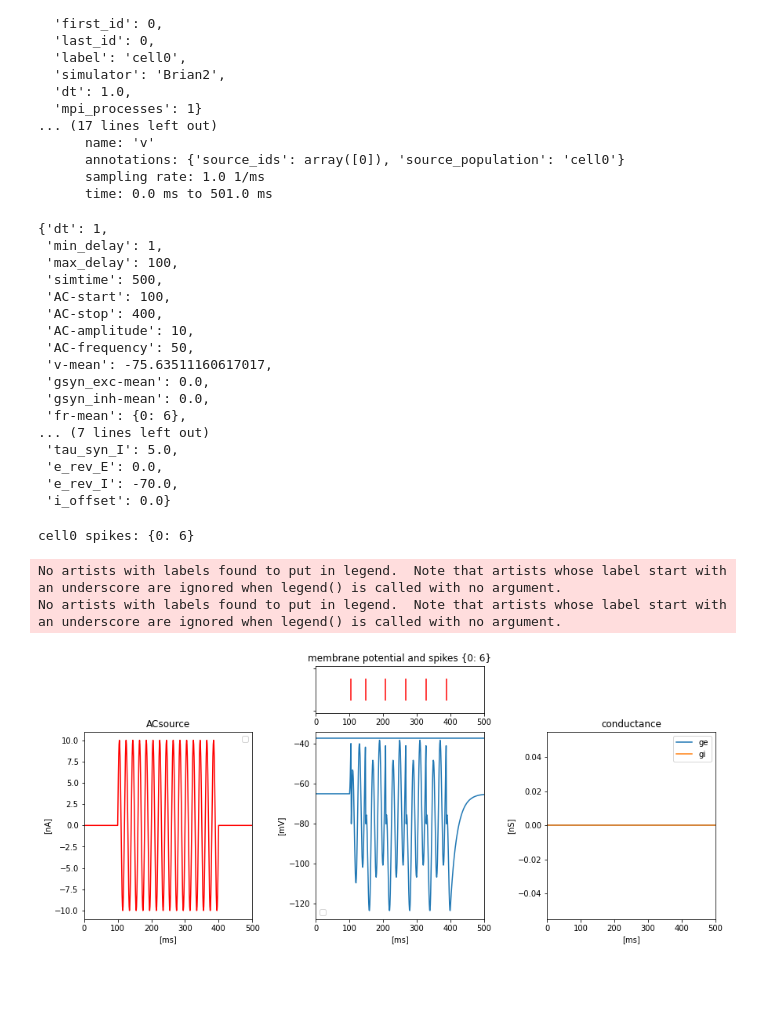
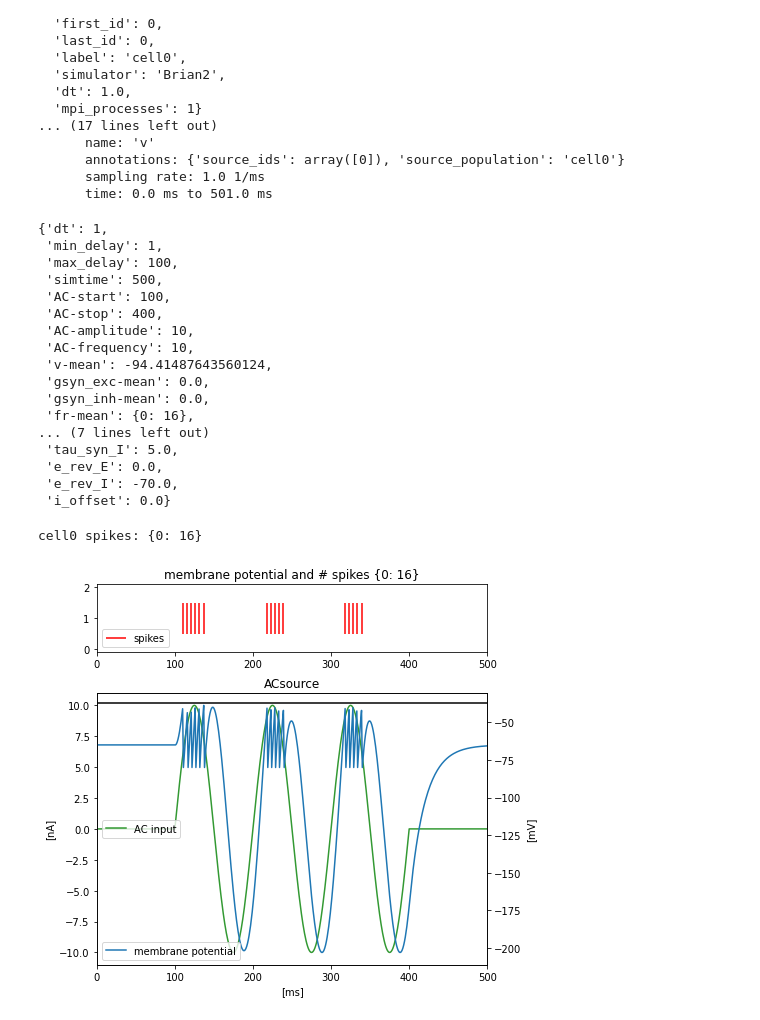
Before and after one commit to albertoarturovergani/CNT-2024, a Jupyter notebook: notebooks/eg_single-cell.ipynb, the cells around one changed output. Saved outputs shown, nothing was run; the diff lists cells and outputs as text; code cells hidden in the pictures; blank space fills up the shorter version.

```diff
--- a/notebooks/eg_single-cell.ipynb
+++ b/notebooks/eg_single-cell.ipynb
@@ -81,7 +82,7 @@ cell0.record(['v', 'gsyn_exc', 'gsyn_inh', 'spikes'])
 PARS['AC-start']=100 # ms
 PARS['AC-stop']=400 # ms
 PARS['AC-amplitude']=10 # nA
-PARS['AC-frequency']=50 # Hz
+PARS['AC-frequency']=10 # Hz
 
 
 pulse = sim.ACSource(start=PARS['AC-start'],
@@ -151,11 +152,11 @@ JSON
  'AC-start': 100,
  'AC-stop': 400,
  'AC-amplitude': 10,
- 'AC-frequency': 50,
- 'v-mean': -75.63511160617017,
+ 'AC-frequency': 10,
+ 'v-mean': -94.41487643560124,
  'gsyn_exc-mean': 0.0,
  'gsyn_inh-mean': 0.0,
- 'fr-mean': {0: 6},
+ 'fr-mean': {0: 16},
 ... (7 lines left out)
  'tau_syn_I': 5.0,
  'e_rev_E': 0.0,
@@ -164,36 +165,35 @@ JSON
 # %%
 print(f'cell0 spikes: {cell0.get_spike_counts()}')
 
-fig, ax = plt.subplots(1,3, figsize=(13,5))
-fig.tight_layout(pad=5)
-ax=ax.flatten()
-ax[0].plot(i, 'r', alpha=1)
-ax[1].plot(v0)
-ax[2].plot(ge0, label='ge')
-ax[2].plot(gi0, label='gi')
+fig, ax = plt.subplots(1,1, figsize=(7,5))
+#fig.tight_layout(pad=5)
 
-ax[1].axhline(y=cell0[0].v_thresh)
-#ax2=ax[1].twinx()
-ax2=ax[1].inset_axes([0,1.1,1,0.25])
+ax.plot(i, 'green', alpha=0.8, label='AC input')
+ax1=ax.twinx()
+ax1.plot(v0, label='membrane potential')
+
+ax1.axhline(y=cell0[0].v_thresh, color='k')
+ax2=ax1.inset_axes([0,1.15,1,0.25])
 ax2.set_xlim(0, simtime)
-ax2.eventplot(np.array(list(spikes0)).T, color='r', alpha=1, )
+ax2.eventplot(np.array(list(spikes0)).T, color='r', alpha=1, label='spikes')
 
-ax[0].set_ylabel('[nA]')
-ax[0].set_title('ACsource')
-ax[1].set_title(f'membrane potential and spikes {cell0.get_spike_counts()}')
-ax[2].set_title('conductance')
+ax.set_ylabel('[nA]')
+ax.set_title('ACsource')
+ax1.set_title(f'membrane potential and # spikes {cell0.get_spike_counts()}')
 
-ax[1].set_ylabel('[mV]')
-ax[2].set_ylabel('[nS]')
+ax1.set_ylabel('[mV]')
 
-[ax[i].legend() for i in range(3)]
-[ax[i].set_xlim(0, simtime) for i in range(3)]
-[ax[i].set_xlabel('[ms]') for i in range(3)]
-ax2.set_yticklabels(' ')
+ax.set_xlim(0, simtime)
+ax.set_xlabel('[ms]')
+#ax1.set_yticklabels(' ')
+
+ax1.legend(loc='lower left')
+ax2.legend(loc='lower left')
+ax.legend(loc='center left')
+
+
 
 fig.savefig(f'{saveName}.jpeg', dpi=70, bbox_inches='tight', facecolor='white')
 # %% [output]
-cell0 spikes: {0: 6}
+cell0 spikes: {0: 16}
-No artists with labels found to put in legend.  Note that artists whose label start with an underscore are ignored when legend() is called with no argument.
-No artists with labels found to put in legend.  Note that artists whose label start with an underscore are ignored when legend() is called with no argument.
-[figure, old version]
+[figure, new version]
```
Also changed, not shown: parts of 2 cells of this notebook, 30 other files.
